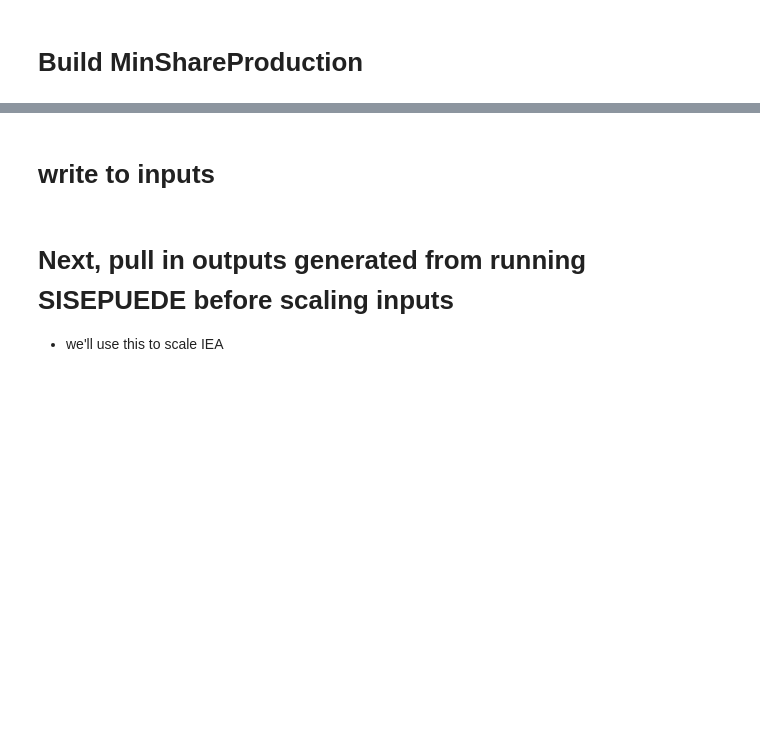
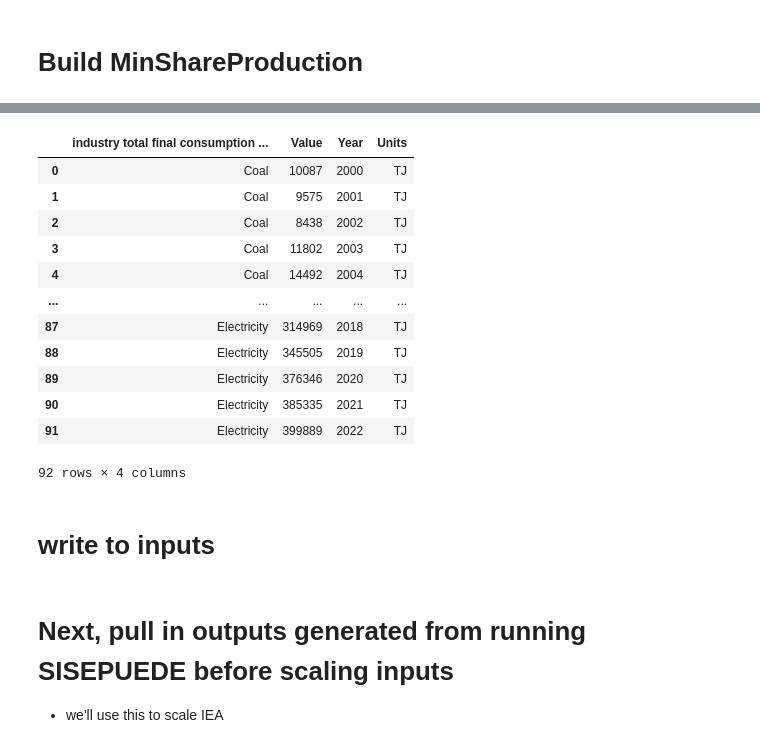
Before and after one commit to jcsyme/sisepuede_region_nbs, a Jupyter notebook: iran/iran_data_modifications.ipynb, the cells around one changed output, grey strips where cells are left out. Cells and saved outputs as stored; diff of their text form; code cells hidden in the pictures; blank space fills up the shorter version.

```diff
--- a/iran/iran_data_modifications.ipynb
+++ b/iran/iran_data_modifications.ipynb
@@ -412,0 +666,20 @@ for k, v in dict_vals_new.items():
+# %%
+(
+    dict_files
+    .get("industry total final consumption by source")
+    .get("")
+)
+# %% [output]
+|  | industry total final consumption ... | Value | Year | Units |
+| 0 | Coal | 10087 | 2000 | TJ |
+| 1 | Coal | 9575 | 2001 | TJ |
+| 2 | Coal | 8438 | 2002 | TJ |
+| 3 | Coal | 11802 | 2003 | TJ |
+| 4 | Coal | 14492 | 2004 | TJ |
+| ... | ... | ... | ... | ... |
+| 87 | Electricity | 314969 | 2018 | TJ |
+| 88 | Electricity | 345505 | 2019 | TJ |
+| 89 | Electricity | 376346 | 2020 | TJ |
+| 90 | Electricity | 385335 | 2021 | TJ |
+| 91 | Electricity | 399889 | 2022 | TJ |
+92 rows × 4 columns
```
Also changed, not shown: parts of 10 cells of this notebook, 11 other files.
